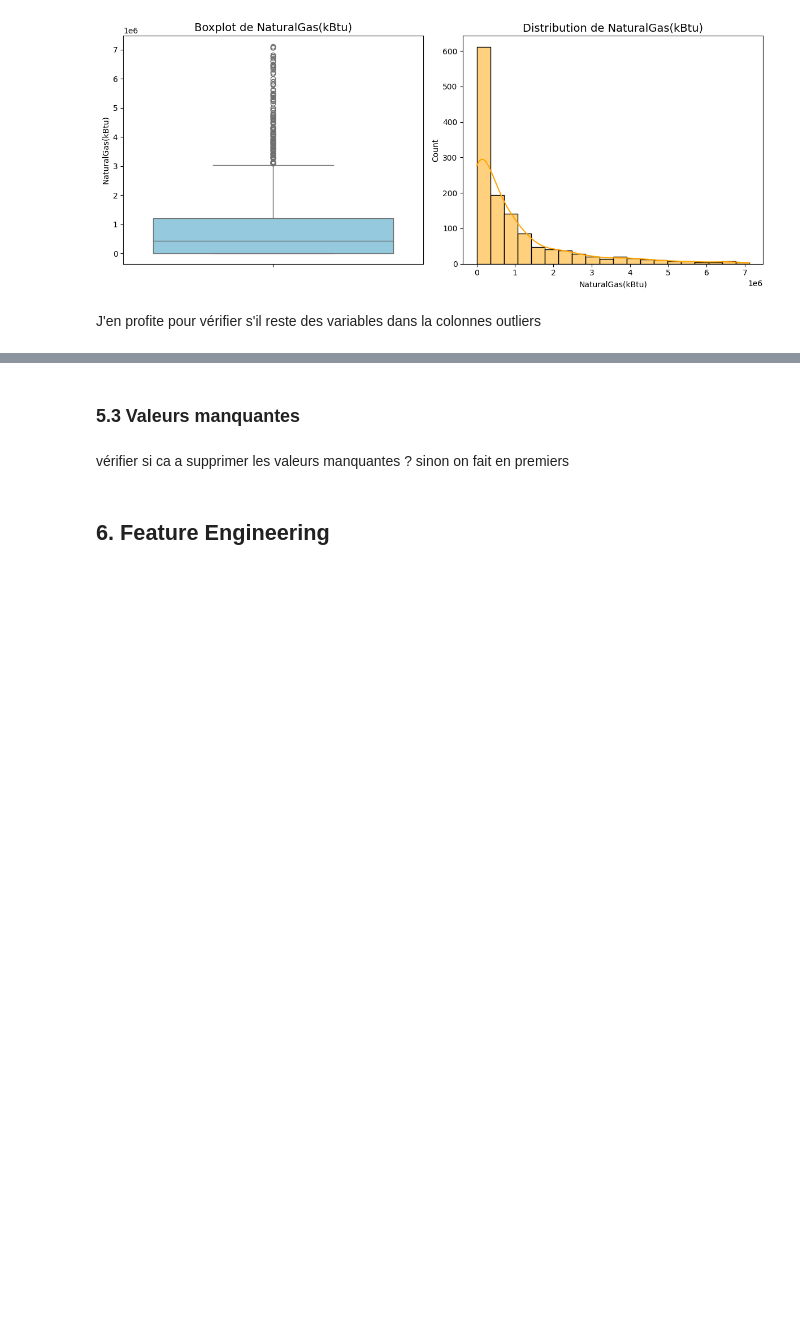
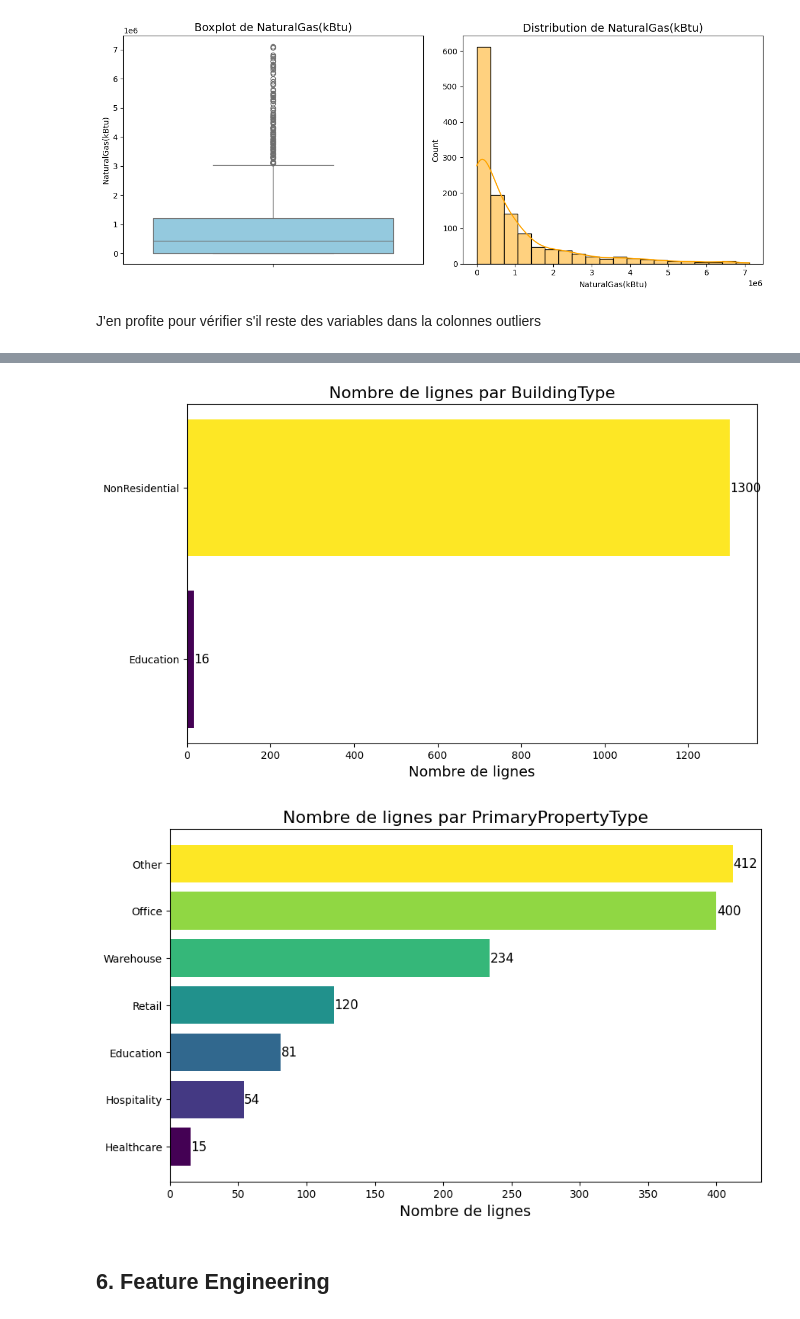
Before and after one commit to Solisdata/projet6_ml_api, a Jupyter notebook: 1_analyse_exploratoire.ipynb, the cells around one changed output, grey strips where cells are left out. Saved outputs shown, nothing was run; the diff lists cells and outputs as text; code cells hidden in the pictures; blank space fills up the shorter version.

```diff
--- a/1_analyse_exploratoire.ipynb
+++ b/1_analyse_exploratoire.ipynb
@@ -767 +771,20 @@ memory usage: 176.1+ KB
+# %%
+mapping = {
+    'Small- and Mid-Sized Office': 'Office',
+    'Large Office': 'Office',
+    'Medical Office': 'Office',
+    'Warehouse': 'Warehouse',
+    'Distribution Center': 'Warehouse',
+    'Supermarket / Grocery Store': 'Retail',
+    'Retail Store': 'Retail',
+    'Hotel': 'Hospitality',
+    'Worship Facility': 'Worship Facility',
+    'K-12 School': 'Education',
+    'University': 'Education',
+    'Residence Hall': 'Education',
+    'Senior Care Community': 'Healthcare',
+    'Hospital': 'Healthcare'
+}
+
+df_building_clean['PrimaryPropertyType'] = df_building_clean['PrimaryPropertyType'].map(mapping).fillna('Other')
 # %%
@@ -807,7 +804,8 @@ for col in categorical_cols:
-# %% [markdown]
-### 5.3 Valeurs manquantes
-# %% [markdown]
-vérifier si ca a supprimer les valeurs manquantes ? sinon on fait en premiers
+# %%
+visualisation(df_building_clean[variables_explicatives_cat])
+# %% [output]
+[figure, added]
+[figure, added]
 # %% [markdown]
 ## 6. Feature Engineering
 # %% [markdown]
```
Also changed, not shown: parts of 32 cells of this notebook, 1 other file.
